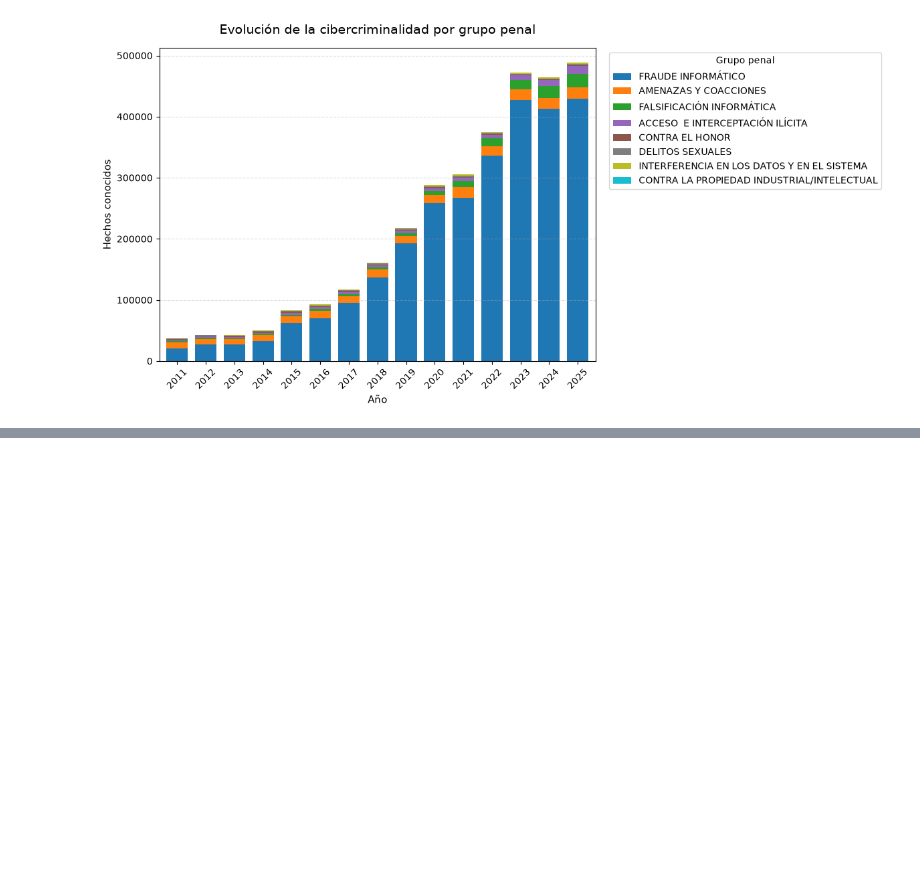
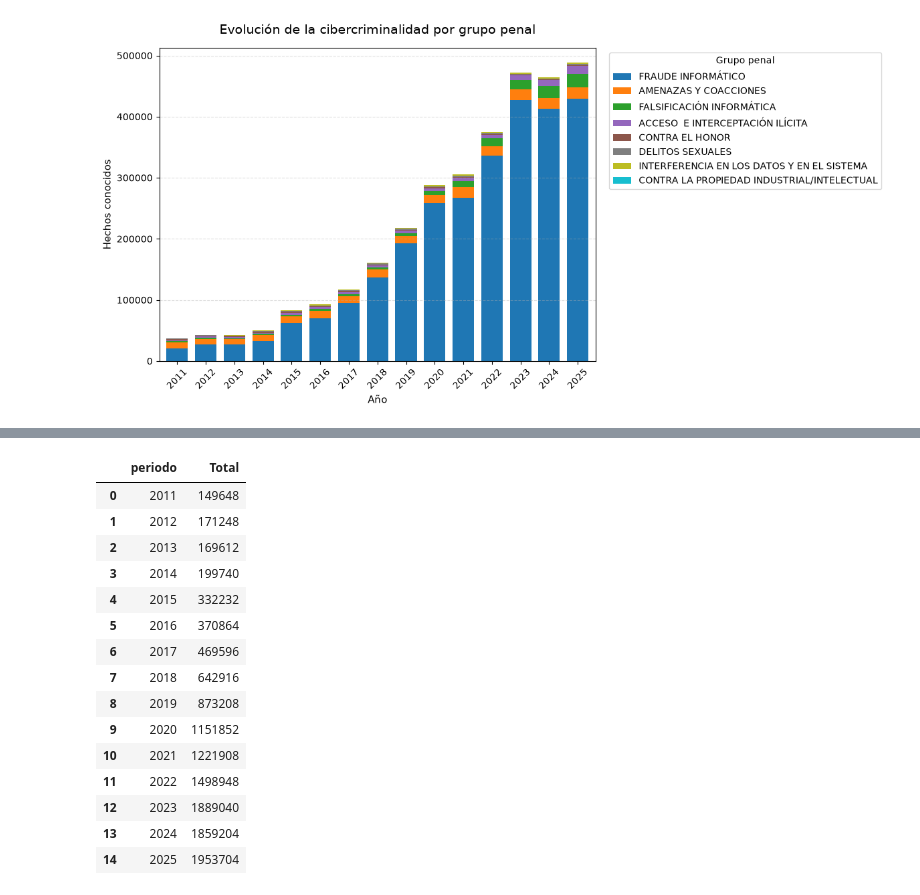
Before and after one commit to aupatxus/cibercriminalidad, a Jupyter notebook: src/utils/1 05001 Evolución de la ciberdelincuencia.ipynb, the cells around one changed output, grey strips where cells are left out. Drawn from its saved outputs; the diff is of its cells as text; code cells hidden in the pictures; blank space fills up the shorter version.

```diff
--- a/src/utils/1 05001 Evolución de la ciberdelincuencia.ipynb
+++ b/src/utils/1 05001 Evolución de la ciberdelincuencia.ipynb
@@ -145,0 +160,22 @@ plt.show()
+# %%
+# Agrupamos por año para obtener el total nacional de ciberdelitos por año
+
+df_anual = df.groupby("periodo")["Total"].sum().reset_index()
+df_anual
+# %% [output]
+|  | periodo | Total |
+| 0 | 2011 | 149648 |
+| 1 | 2012 | 171248 |
+| 2 | 2013 | 169612 |
+| 3 | 2014 | 199740 |
+| 4 | 2015 | 332232 |
+| 5 | 2016 | 370864 |
+| 6 | 2017 | 469596 |
+| 7 | 2018 | 642916 |
+| 8 | 2019 | 873208 |
+| 9 | 2020 | 1151852 |
+| 10 | 2021 | 1221908 |
+| 11 | 2022 | 1498948 |
+| 12 | 2023 | 1889040 |
+| 13 | 2024 | 1859204 |
+| 14 | 2025 | 1953704 |
```
Also changed, not shown: parts of 8 cells of this notebook, 1 other file.
